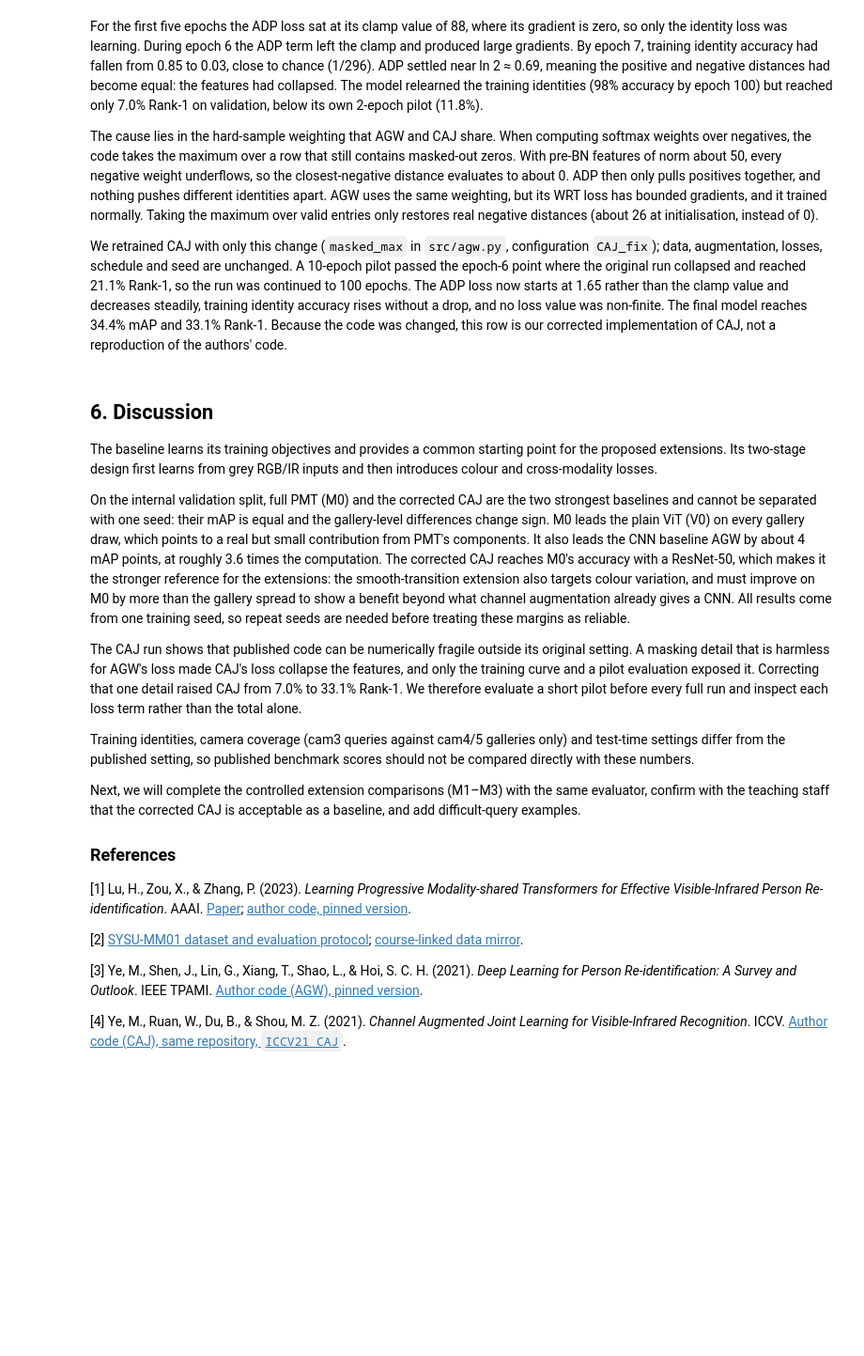
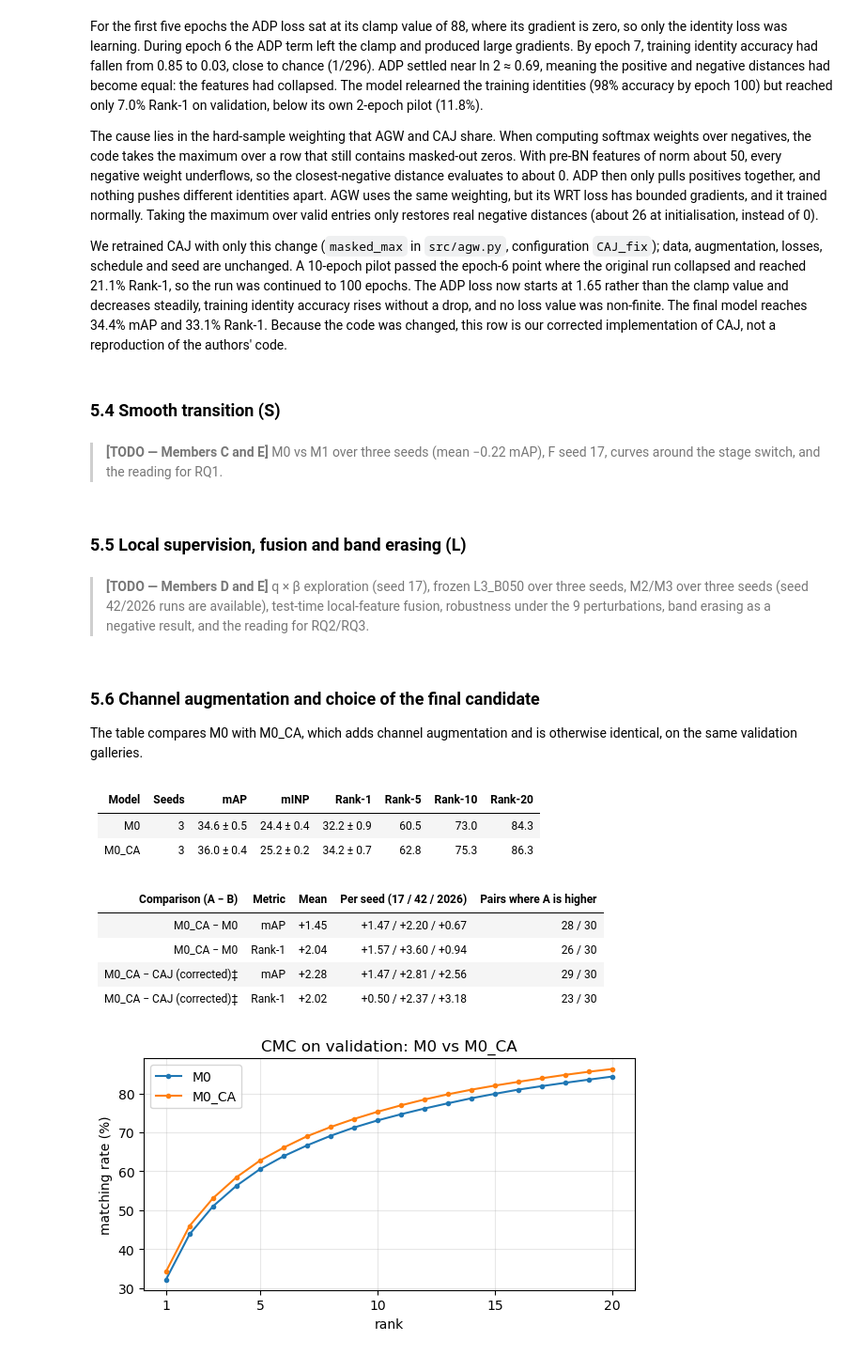
Before and after one commit to cattiesu2025/9444_project, a Jupyter notebook: submission/project.ipynb, the cells around one changed output. Shown at 94% size. Saved outputs shown, nothing was run; the diff lists cells and outputs as text; code cells hidden in the pictures; blank space fills up the shorter version.

```diff
--- a/submission/project.ipynb
+++ b/submission/project.ipynb
@@ -217,25 +320,46 @@ For the first five epochs the ADP loss sat at its clamp value of 88, where its g
 The cause lies in the hard-sample weighting that AGW and CAJ share. When computing softmax weights over negatives, the code takes the maximum over a row that still contains masked-out zeros. With pre-BN features of norm about 50, every negative weight underflows, so the closest-negative distance evaluates to about 0. ADP then only pulls positives together, and nothing pushes different identities apart. AGW uses the same weighting, but its WRT loss has bounded gradients, and it trained normally. Taking the maximum over valid entries only restores real negative distances (about 26 at initialisation, instead of 0).
 
 We retrained CAJ with only this change (`masked_max` in `src/agw.py`, configuration `CAJ_fix`); data, augmentation, losses, schedule and seed are unchanged. A 10-epoch pilot passed the epoch-6 point where the original run collapsed and reached 21.1% Rank-1, so the run was continued to 100 epochs. The ADP loss now starts at 1.65 rather than the clamp value and decreases steadily, training identity accuracy rises without a drop, and no loss value was non-finite. The final model reaches 34.4% mAP and 33.1% Rank-1. Because the code was changed, this row is our corrected implementation of CAJ, not a reproduction of the authors' code.
-# %% [markdown]
-## 6. Discussion
-
-The baseline learns its training objectives and provides a common starting point for the proposed extensions. Its two-stage design first learns from grey RGB/IR inputs and then introduces colour and cross-modality losses.
-
-On the internal validation split, full PMT (M0) and the corrected CAJ are the two strongest baselines and cannot be separated with one seed: their mAP is equal and the gallery-level differences change sign. M0 leads the plain ViT (V0) on every gallery draw, which points to a real but small contribution from PMT's components. It also leads the CNN baseline AGW by about 4 mAP points, at roughly 3.6 times the computation. The corrected CAJ reaches M0's accuracy with a ResNet-50, which makes it the stronger reference for the extensions: the smooth-transition extension also targets colour variation, and must improve on M0 by more than the gallery spread to show a benefit beyond what channel augmentation already gives a CNN. All results come from one training seed, so repeat seeds are needed before treating these margins as reliable.
-
-The CAJ run shows that published code can be numerically fragile outside its original setting. A masking detail that is harmless for AGW's loss made CAJ's loss collapse the features, and only the training curve and a pilot evaluation exposed it. Correcting that one detail raised CAJ from 7.0% to 33.1% Rank-1. We therefore evaluate a short pilot before every full run and inspect each loss term rather than the total alone.
-
-Training identities, camera coverage (cam3 queries against cam4/5 galleries only) and test-time settings differ from the published setting, so published benchmark scores should not be compared directly with these numbers.
-
-Next, we will complete the controlled extension comparisons (M1–M3) with the same evaluator, confirm with the teaching staff that the corrected CAJ is acceptable as a baseline, and add difficult-query examples.
-
-### References
-
-[1] Lu, H., Zou, X., & Zhang, P. (2023). *Learning Progressive Modality-shared Transformers for Effective Visible-Infrared Person Re-identification*. AAAI. [Paper](https://arxiv.org/abs/2212.00226); [author code, pinned version](https://github.com/hulu88/PMT/tree/0b31da97b06428473bc4a1134b322ea226340818).
-
-[2] [SYSU-MM01 dataset and evaluation protocol](https://github.com/wuancong/SYSU-MM01); [course-linked data mirror](https://www.kaggle.com/datasets/coconutjean/sysumm01).
-
-[3] Ye, M., Shen, J., Lin, G., Xiang, T., Shao, L., & Hoi, S. C. H. (2021). *Deep Learning for Person Re-identification: A Survey and Outlook*. IEEE TPAMI. [Author code (AGW), pinned version](https://github.com/mangye16/Cross-Modal-Re-ID-baseline/tree/e817a2672c1e14e8802617acb980a79520ef9545).
-
-[4] Ye, M., Ruan, W., Du, B., & Shou, M. Z. (2021). *Channel Augmented Joint Learning for Visible-Infrared Recognition*. ICCV. [Author code (CAJ), same repository, `ICCV21_CAJ`](https://github.com/mangye16/Cross-Modal-Re-ID-baseline/tree/e817a2672c1e14e8802617acb980a79520ef9545/ICCV21_CAJ).
+# %% [markdown]
+### 5.4 Smooth transition (S)
+# %% [markdown]
+> **[TODO — Members C and E]** M0 vs M1 over three seeds (mean −0.22 mAP), F seed 17, curves around the stage switch, and the reading for RQ1.
+# %% [markdown]
+### 5.5 Local supervision, fusion and band erasing (L)
+# %% [markdown]
+> **[TODO — Members D and E]** q × β exploration (seed 17), frozen L3_B050 over three seeds, M2/M3 over three seeds (seed 42/2026 runs are available), test-time local-feature fusion, robustness under the 9 perturbations, band erasing as a negative result, and the reading for RQ2/RQ3.
+# %% [markdown]
+### 5.6 Channel augmentation and choice of the final candidate
+
+The table compares M0 with M0_CA, which adds channel augmentation and is otherwise identical, on the same validation galleries.
+# %%
+show_table(["Model", "Seeds", "mAP", "mINP", "Rank-1", "Rank-5", "Rank-10", "Rank-20"], [
+    [labels[n], len(val[n]), mean_sd(n, "mAP"), mean_sd(n, "mINP"), mean_sd(n, "rank1"),
+     *[f"{seed_stats(n, m)[0]:.1f}" for m in ("rank5", "rank10", "rank20")]] for n in ("M0", "M0_CA")])
+rows = []
+for a, b in (("M0_CA", "M0"), ("M0_CA", "CAJ_fix")):
+    for metric, label in (("mAP", "mAP"), ("rank1", "Rank-1")):
+        diff = paired(a, b, metric)
+        rows.append([f"{labels[a]} − {labels[b]}", label, f"{diff.mean():+.2f}",
+                     " / ".join(f"{d:+.2f}" for d in diff.mean(axis=1)), f"{(diff > 0).sum()} / {diff.size}"])
+show_table(["Comparison (A − B)", "Metric", "Mean", "Per seed (17 / 42 / 2026)", "Pairs where A is higher"], rows)
+
+fig, ax = plt.subplots(figsize=(6, 3.4))
+for name in ("M0", "M0_CA"):
+    cmc = 100 * np.mean([run["cmc"] for run in val[name]], axis=0)
+    ax.plot(range(1, 21), cmc, marker="o", ms=3, label=labels[name])
+ax.set_xlabel("rank"); ax.set_ylabel("matching rate (%)"); ax.set_xticks([1, 5, 10, 15, 20])
+ax.set_title("CMC on validation: M0 vs M0_CA"); ax.grid(alpha=0.3); ax.legend()
+plt.tight_layout(); plt.show()
+# %% [output]
+| Model | Seeds | mAP | mINP | Rank-1 | Rank-5 | Rank-10 | Rank-20 |
+| --- | --- | --- | --- | --- | --- | --- | --- |
+| M0 | 3 | 34.6 ± 0.5 | 24.4 ± 0.4 | 32.2 ± 0.9 | 60.5 | 73.0 | 84.3 |
+| M0_CA | 3 | 36.0 ± 0.4 | 25.2 ± 0.2 | 34.2 ± 0.7 | 62.8 | 75.3 | 86.3 |
+| Comparison (A − B) | Metric | Mean | Per seed (17 / 42 / 2026) | Pairs where A is higher |
+| --- | --- | --- | --- | --- |
+| M0_CA − M0 | mAP | +1.45 | +1.47 / +2.20 / +0.67 | 28 / 30 |
+| M0_CA − M0 | Rank-1 | +2.04 | +1.57 / +3.60 / +0.94 | 26 / 30 |
+| M0_CA − CAJ (corrected)‡ | mAP | +2.28 | +1.47 / +2.81 / +2.56 | 29 / 30 |
+| M0_CA − CAJ (corrected)‡ | Rank-1 | +2.02 | +0.50 / +2.37 / +3.18 | 23 / 30 |
+[figure, added]
```
Also changed, not shown: parts of 76 cells of this notebook, 4 other files.
